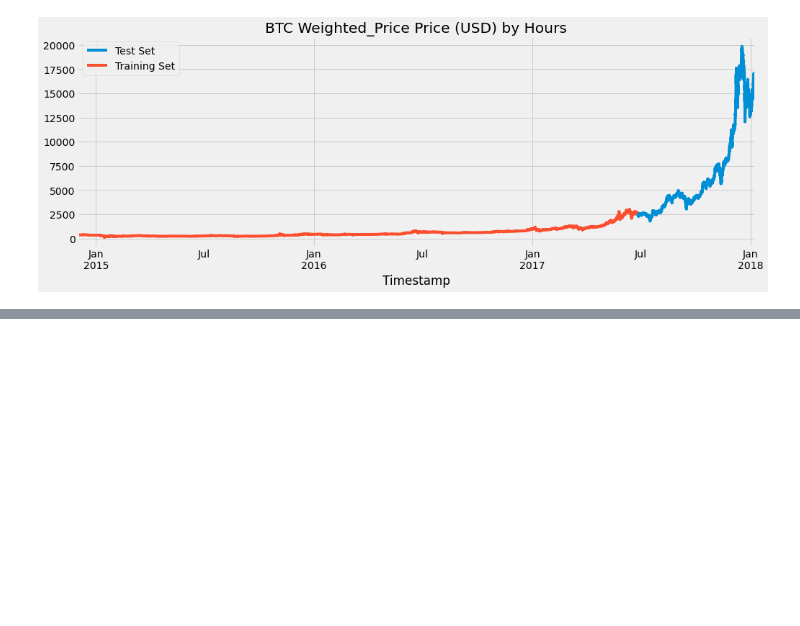
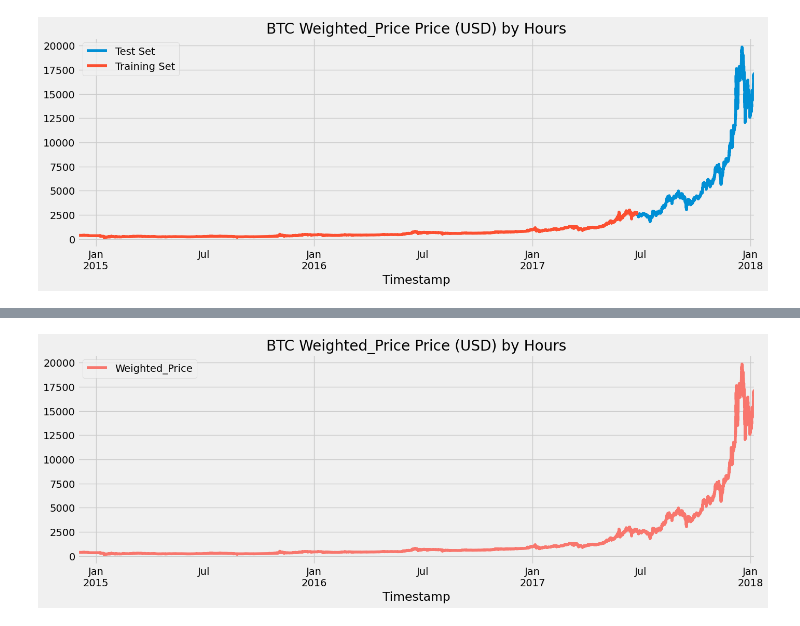
Before and after one commit to minhphuong4203-bot/21128771_Da2_lab05, a Jupyter notebook: 21128771_DangMinhPhuong_lab04.ipynb, the cells around one changed output, grey strips where cells are left out. Saved outputs shown, nothing was run; the diff lists cells and outputs as text; code cells hidden in the pictures; blank space fills up the shorter version.

```diff
--- a/21128771_DangMinhPhuong_lab04.ipynb
+++ b/21128771_DangMinhPhuong_lab04.ipynb
@@ -445,0 +551,7 @@ TypeError: fit() got an unexpected keyword argument 'early_stopping_rounds'
+# %%
+data = pd.read_csv('./input/coinbaseUSD_1-min_data_2014-12-01_to_2018-01-08.csv',parse_dates=[0], date_parser=dateparse)
+data['Timestamp'] = data['Timestamp'].dt.tz_localize(None)
+data = data.groupby([pd.Grouper(key='Timestamp', freq='H')]).first().reset_index()
+data = data.set_index('Timestamp')
+data = data[['Weighted_Price']]
+data['Weighted_Price'].fillna(method='ffill', inplace=True)
@@ -445,0 +574,5 @@ TypeError: fit() got an unexpected keyword argument 'early_stopping_rounds'
+# %%
+color_pal = ["#F8766D", "#D39200", "#93AA00", "#00BA38", "#00C19F", "#00B9E3", "#619CFF", "#DB72FB"]
+_ = data.plot(style='', figsize=(15,5), color=color_pal[0], title='BTC Weighted_Price Price (USD) by Hours')
+# %% [output]
+[figure, added]
```
Also changed, not shown: parts of 54 cells of this notebook, 2 other files.
